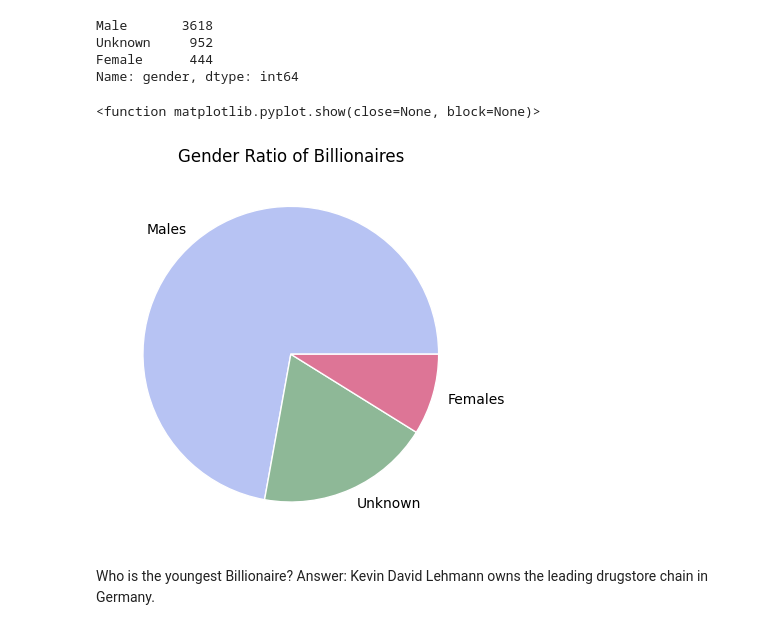
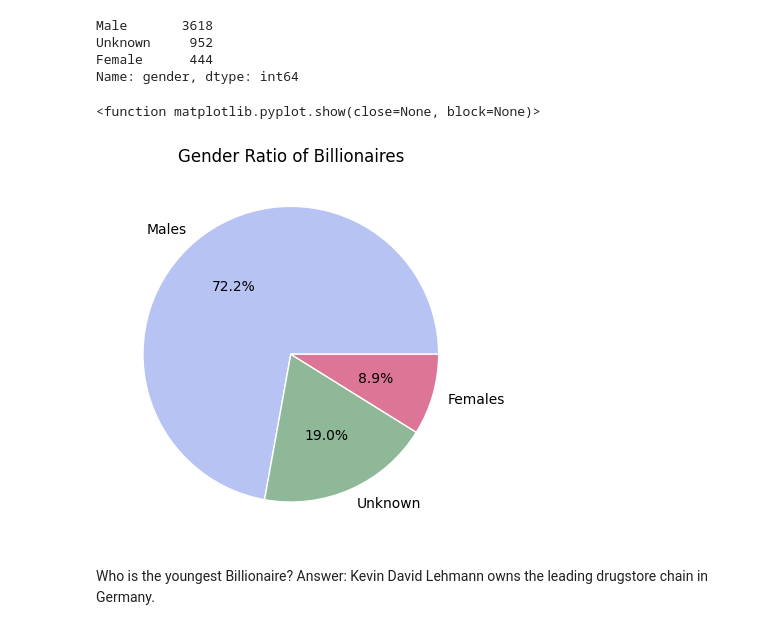
Before and after one commit to thealura/project_billionaires, a Jupyter notebook: PROJECT_1.ipynb, the cells around one changed output. Cells and saved outputs as stored; diff of their text form; code cells hidden in the pictures.

Commit message:
add percentage

```diff
--- a/PROJECT_1.ipynb
+++ b/PROJECT_1.ipynb
@@ -236,17 +236,15 @@ Name: gender, dtype: int64
 # %%
 #plot
 #mapsex.plot(kind='pie')['#4F6272', '#B7C3F3', '#DD7596', '#8EB897']
 colors = ['#B7C3F3','#8EB897','#DD7596']
 names = ["Males", "Unknown", "Females"]
-plt.pie(mapsex, labels=names, wedgeprops = { 'linewidth' : 1, 'edgecolor' : 'white' }, colors=colors)
+plt.pie(mapsex, labels=names, autopct='%1.1f%%', wedgeprops = { 'linewidth' : 1, 'edgecolor' : 'white' }, colors=colors)
 plt.title("Gender Ratio of Billionaires")
 plt.ylabel('')
-
 plt.show
-#change colors of pie chart and add percentages
 # %% [output]
 <function matplotlib.pyplot.show(close=None, block=None)>
-[figure, old version]
+[figure, new version]
 # %% [markdown]
 Who is the youngest Billionaire?
 Answer: Kevin David Lehmann owns the leading drugstore chain in Germany.
```
